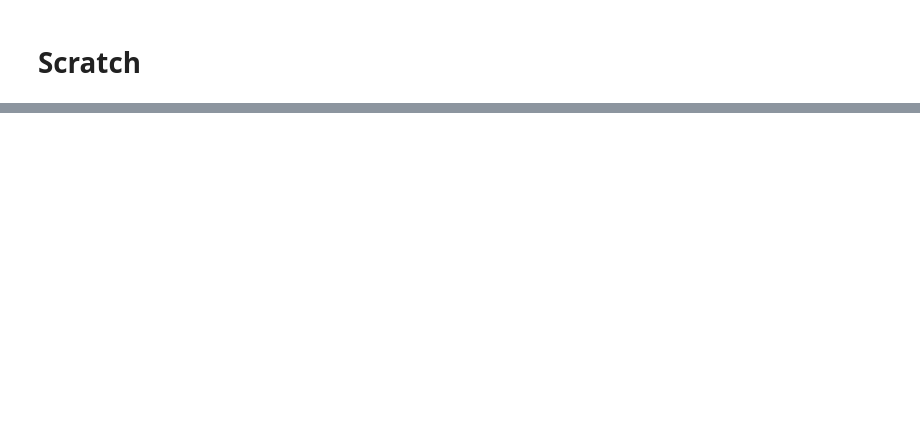
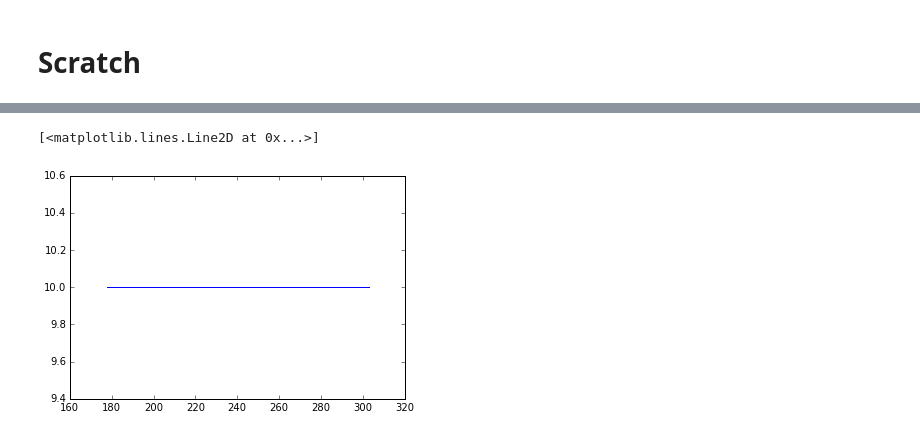
Before and after one commit to LSSTDESC/OpSimSummary, a Jupyter notebook: example/ExampleSimlib.ipynb, the cells around one changed output, grey strips where cells are left out. Saved outputs shown, nothing was run; the diff lists cells and outputs as text; code cells hidden in the pictures; blank space fills up the shorter version.

```diff
--- a/example/ExampleSimlib.ipynb
+++ b/example/ExampleSimlib.ipynb
@@ -211,4 +241,7 @@ x
 # %%
-import numpy as np
 %matplotlib inline
 import matplotlib.pyplot as plt
+plt.plot(times[u'g'], numExps[u'g'])
+# %% [output]
+[<matplotlib.lines.Line2D at 0x...>]
+[figure, added]
```
Also changed, not shown: parts of 62 cells of this notebook.
